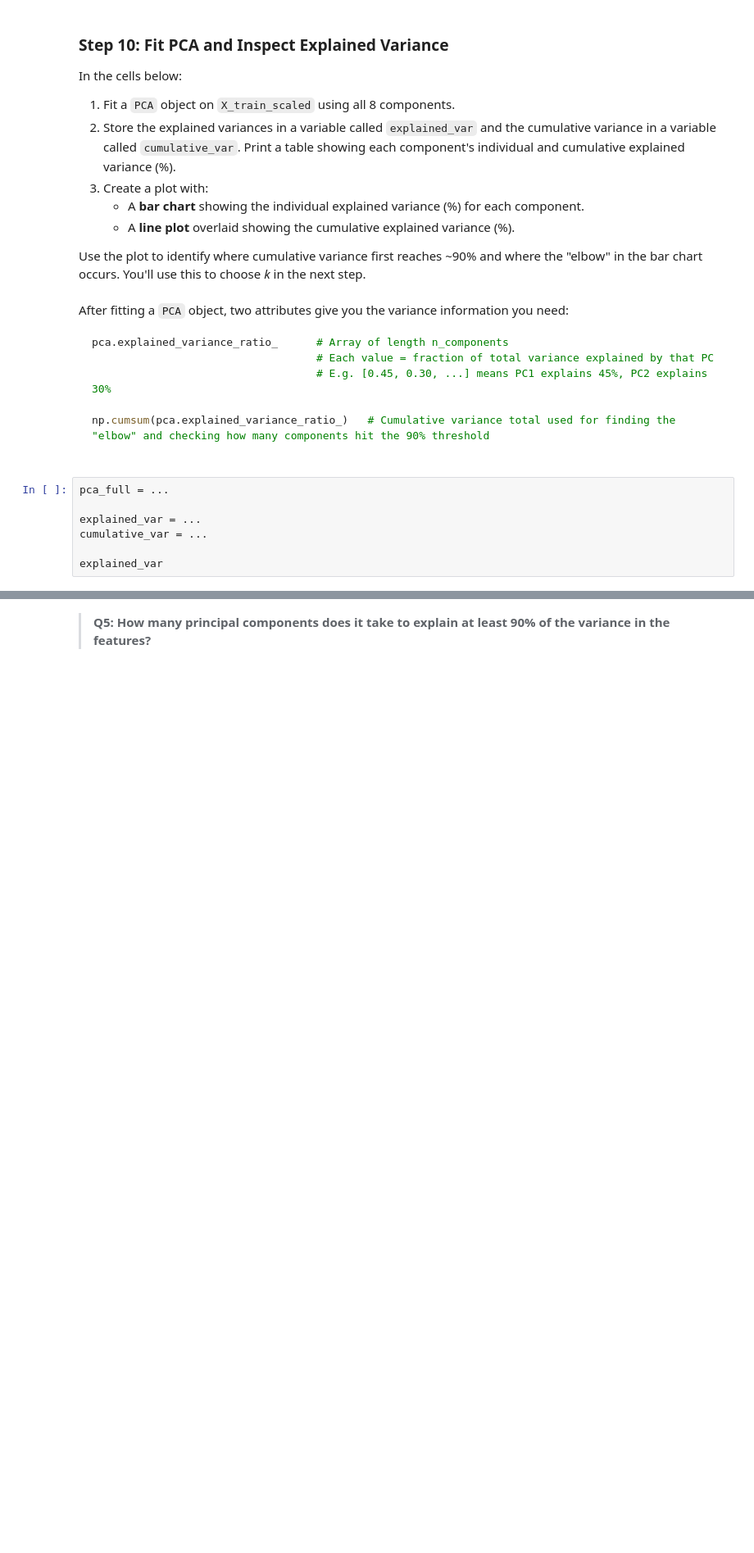
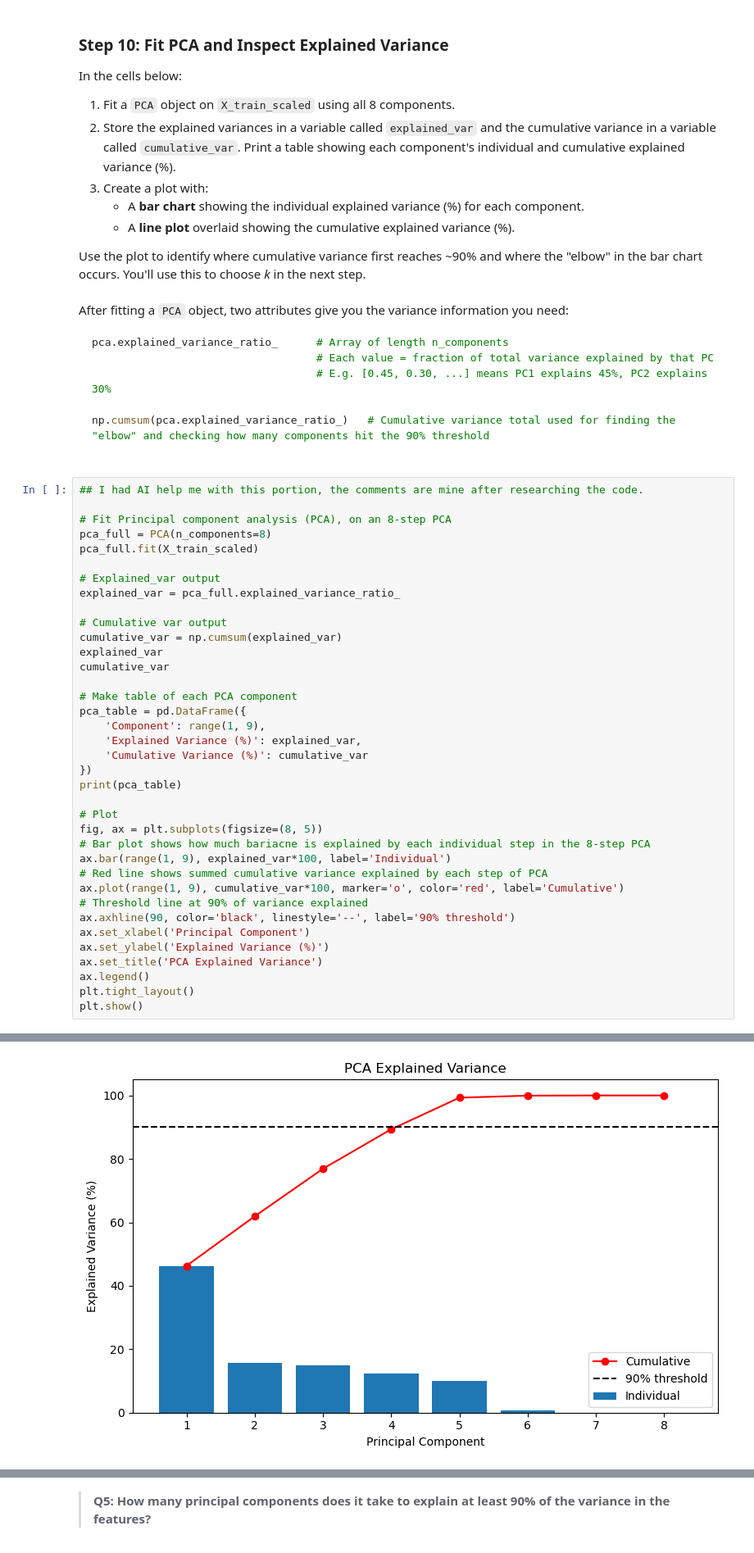
Before and after one commit to ht-oliver/assignment-3, a Jupyter notebook: task1/hw3-task1.ipynb, the cells around one changed output, grey strips where cells are left out. Shown at 82% size. Drawn from its saved outputs; the diff is of its cells as text; blank space fills up the shorter version.

````diff
--- a/task1/hw3-task1.ipynb
+++ b/task1/hw3-task1.ipynb
@@ -378,9 +451,40 @@ np.cumsum(pca.explained_variance_ratio_)   # Cumulative variance total used for
 
 ```
 # %%
-pca_full = ...
+## I had AI help me with this portion, the comments are mine after researching the code.
 
-explained_var = ...
-cumulative_var = ...
+# Fit Principal component analysis (PCA), on an 8-step PCA
+pca_full = PCA(n_components=8)
+pca_full.fit(X_train_scaled)
 
+# Explained_var output
+explained_var = pca_full.explained_variance_ratio_
+
+# Cumulative var output
+cumulative_var = np.cumsum(explained_var)
 explained_var
+cumulative_var
+
+# Make table of each PCA component
+pca_table = pd.DataFrame({
+    'Component': range(1, 9),
+    'Explained Variance (%)': explained_var,
+    'Cumulative Variance (%)': cumulative_var
+})
+print(pca_table)
+
+# Plot
+fig, ax = plt.subplots(figsize=(8, 5))
+# Bar plot shows how much bariacne is explained by each individual step in the 8-step PCA
+ax.bar(range(1, 9), explained_var*100, label='Individual')
+# Red line shows summed cumulative variance explained by each step of PCA
+ax.plot(range(1, 9), cumulative_var*100, marker='o', color='red', label='Cumulative')
+# Threshold line at 90% of variance explained
+ax.axhline(90, color='black', linestyle='--', label='90% threshold')
+ax.set_xlabel('Principal Component')
+ax.set_ylabel('Explained Variance (%)')
+ax.set_title('PCA Explained Variance')
+ax.legend()
+plt.tight_layout()
+plt.show()
+# %% [output]
@@ -387,2 +500,3 @@ explained_var
+[figure, added]
 # %%
 grader.check("q7")
````
Also changed, not shown: parts of 15 cells of this notebook.
